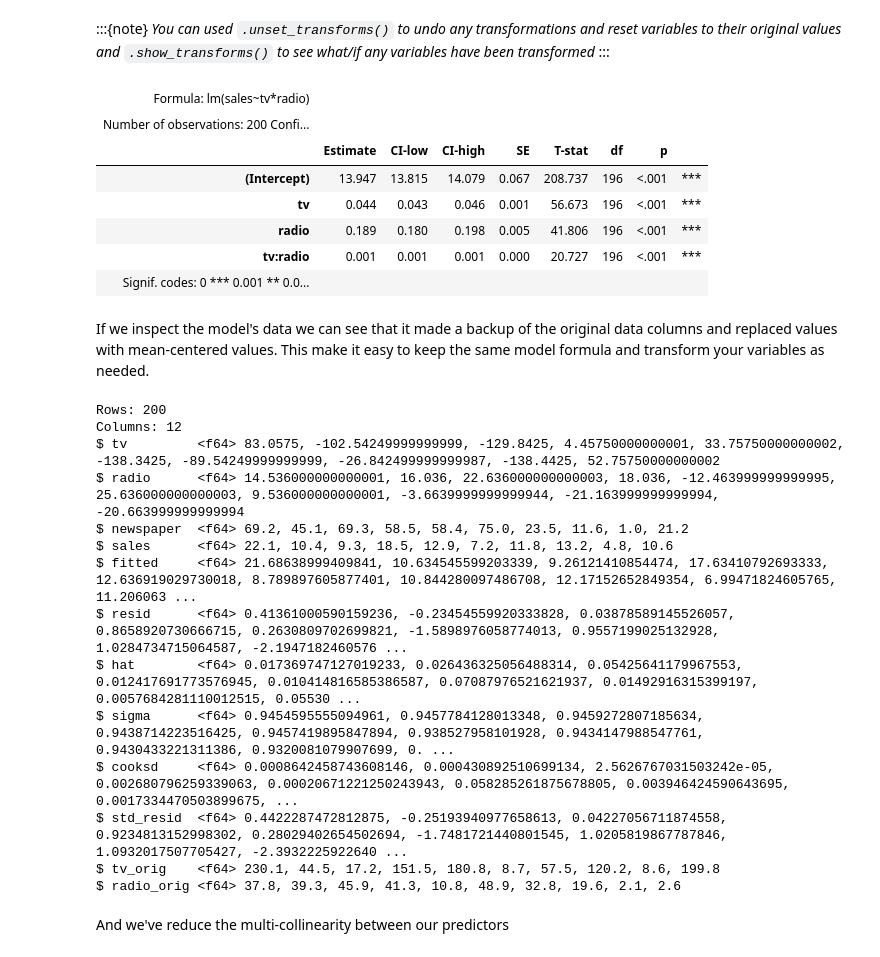
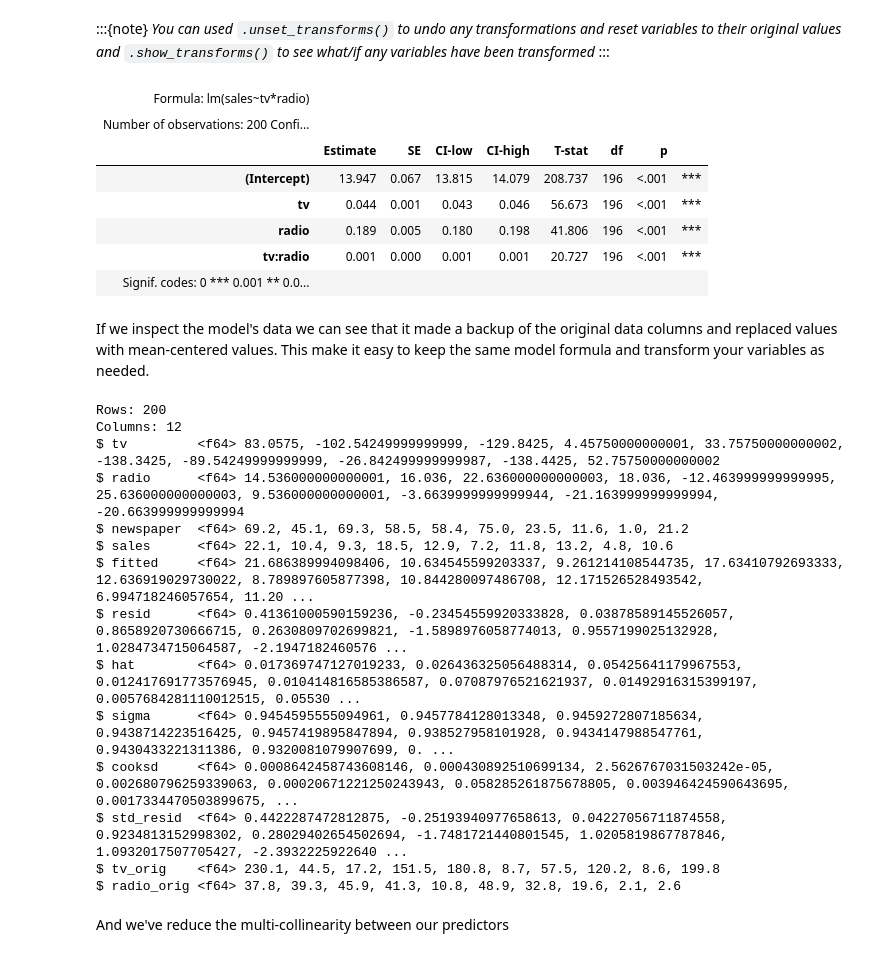
Before and after one commit to ejolly/pymer4, a Jupyter notebook: docs/tutorials/01_lm.ipynb, the cells around one changed output. Saved outputs shown, nothing was run; the diff lists cells and outputs as text; code cells hidden in the pictures.

```diff
--- a/docs/tutorials/01_lm.ipynb
+++ b/docs/tutorials/01_lm.ipynb
@@ -245,16 +247,16 @@ Now our slopes for $\beta_0$, $\beta_1$, and $\beta_2$ are interpretable as othe
 *You can used `.unset_transforms()` to undo any transformations and reset variables to their original values and `.show_transforms()` to see what/if any variables have been transformed*
 :::
 # %%
-with_interaction.set_transforms(["tv", "radio"], transform='center')
+with_interaction.set_transforms({"tv": "center", "radio": "center"})
 with_interaction.fit(summary=True)
 # %% [output]
 | Formula: lm(sales~tv*radio) |  |  |  |  |  |  |  |  |
 | Number of observations: 200 Confi... |  |  |  |  |  |  |  |  |
-|  | Estimate | CI-low | CI-high | SE | T-stat | df | p |  |
-| (Intercept) | 13.947 | 13.815 | 14.079 | 0.067 | 208.737 | 196 | <.001 | *** |
-| tv | 0.044 | 0.043 | 0.046 | 0.001 | 56.673 | 196 | <.001 | *** |
-| radio | 0.189 | 0.180 | 0.198 | 0.005 | 41.806 | 196 | <.001 | *** |
-| tv:radio | 0.001 | 0.001 | 0.001 | 0.000 | 20.727 | 196 | <.001 | *** |
+|  | Estimate | SE | CI-low | CI-high | T-stat | df | p |  |
+| (Intercept) | 13.947 | 0.067 | 13.815 | 14.079 | 208.737 | 196 | <.001 | *** |
+| tv | 0.044 | 0.001 | 0.043 | 0.046 | 56.673 | 196 | <.001 | *** |
+| radio | 0.189 | 0.005 | 0.180 | 0.198 | 41.806 | 196 | <.001 | *** |
+| tv:radio | 0.001 | 0.000 | 0.001 | 0.001 | 20.727 | 196 | <.001 | *** |
 | Signif. codes: 0 *** 0.001 ** 0.0... |  |  |  |  |  |  |  |  |
 # %% [markdown]
 If we inspect the model's data we can see that it made a backup of the original data columns and replaced values with mean-centered values. This make it easy to keep the same model formula and transform your variables as needed.
@@ -267,7 +269,7 @@ $ tv         <f64> 83.0575, -102.54249999999999, -129.8425, 4.45750000000001, 33
 $ radio      <f64> 14.536000000000001, 16.036, 22.636000000000003, 18.036, -12.463999999999995, 25.636000000000003, 9.536000000000001, -3.6639999999999944, -21.163999999999994, -20.663999999999994
 $ newspaper  <f64> 69.2, 45.1, 69.3, 58.5, 58.4, 75.0, 23.5, 11.6, 1.0, 21.2
 $ sales      <f64> 22.1, 10.4, 9.3, 18.5, 12.9, 7.2, 11.8, 13.2, 4.8, 10.6
-$ fitted     <f64> 21.68638999409841, 10.634545599203339, 9.26121410854474, 17.63410792693333, 12.636919029730018, 8.789897605877401, 10.844280097486708, 12.17152652849354, 6.99471824605765, 11.206063 ...
+$ fitted     <f64> 21.686389994098406, 10.634545599203337, 9.261214108544735, 17.63410792693333, 12.636919029730022, 8.789897605877398, 10.844280097486708, 12.171526528493542, 6.994718246057654, 11.20 ...
 $ resid      <f64> 0.41361000590159236, -0.23454559920333828, 0.03878589145526057, 0.8658920730666715, 0.2630809702699821, -1.5898976058774013, 0.9557199025132928, 1.0284734715064587, -2.1947182460576 ...
 $ hat        <f64> 0.017369747127019233, 0.026436325056488314, 0.05425641179967553, 0.012417691773576945, 0.010414816585386587, 0.07087976521621937, 0.01492916315399197, 0.0057684281110012515, 0.05530 ...
 $ sigma      <f64> 0.9454595555094961, 0.9457784128013348, 0.9459272807185634, 0.9438714223516425, 0.9457419895847894, 0.938527958101928, 0.9434147988547761, 0.9430433221311386, 0.9320081079907699, 0. ...
```
Also changed, not shown: parts of 11 cells of this notebook, 1 other file.
